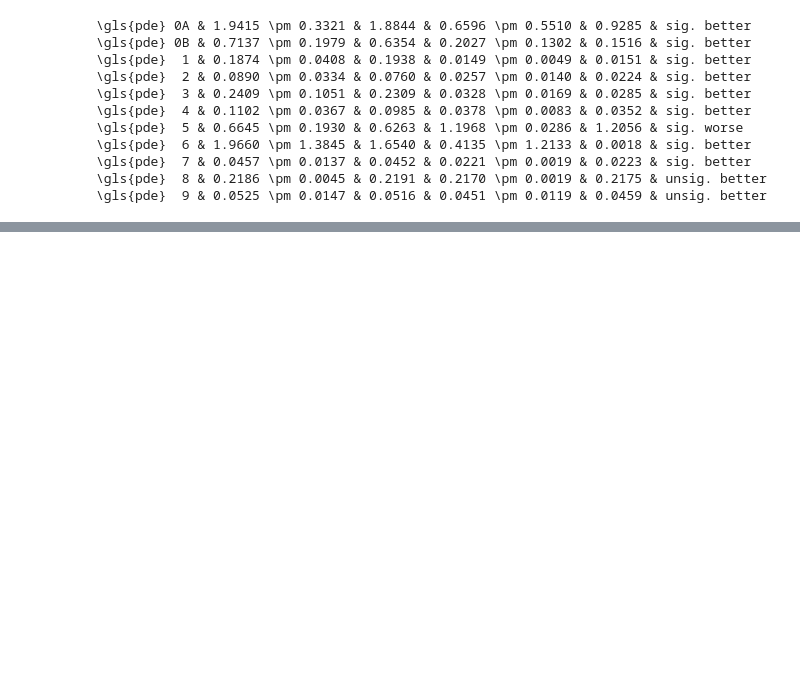
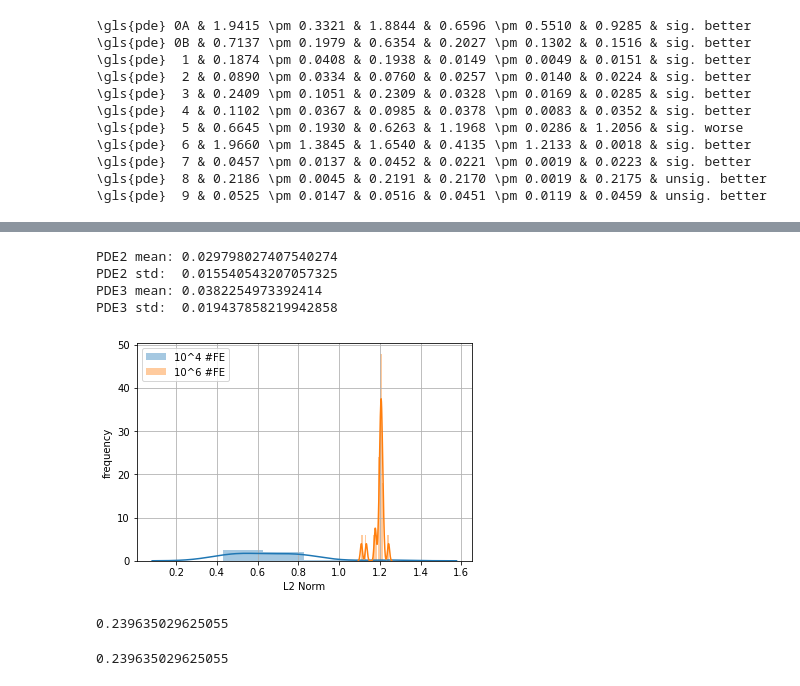
Before and after one commit to nicolai-schwartze/Masterthesis, a Jupyter notebook: code/experiments/experiment_0/ci_pde_0_evaluation.ipynb, the cells around one changed output, grey strips where cells are left out. Cells and saved outputs as stored; diff of their text form; code cells hidden in the pictures; blank space fills up the shorter version.

```diff
--- a/code/experiments/experiment_0/ci_pde_0_evaluation.ipynb
+++ b/code/experiments/experiment_0/ci_pde_0_evaluation.ipynb
@@ -318,0 +335,19 @@ print("\\gls{pde}  9 & " + "%.4f" % dist_pde_9  + " \pm " + "%.4f" % std_pde_9
+# %%
+rmse_pde_2 = []
+for i in range(20):
+    rmse_pde_2.append(pp.calcRMSE(cipde2_full[i]))
+
+print("PDE2 mean: " + str(np.mean(rmse_pde_2)))
+print("PDE2 std:  " + str(np.std (rmse_pde_2)))
+
+rmse_pde_3 = []
+for i in range(20):
+    rmse_pde_3.append(pp.calcRMSE(cipde3_full[i]))
+
+print("PDE3 mean: " + str(np.mean(rmse_pde_3)))
+print("PDE3 std:  " + str(np.std (rmse_pde_3)))
+# %% [output]
+PDE2 mean: 0.029798027407540274
+PDE2 std:  0.015540543207057325
+PDE3 mean: 0.0382254973392414
+PDE3 std:  0.019437858219942858
@@ -318,0 +356,20 @@ print("\\gls{pde}  9 & " + "%.4f" % dist_pde_9  + " \pm " + "%.4f" % std_pde_9
+# %%
+ax = sns.distplot(pde_5_data, label="10^4 #FE")
+ax = sns.distplot(pde_5_data_full, label="10^6 #FE")
+ax.set(xlabel='L2 Norm', ylabel='frequency')
+plt.legend()
+plt.grid()
+plt.savefig("pde5_4_6_histogram.pdf")
+plt.show()
+# %% [output]
+[figure, added]
+# %%
+for i in pde_4_data:
+    if i > 0.2:
+        print(i)
+# %% [output]
+0.239635029625055
+# %%
+0.239635029625055
+# %% [output]
+0.239635029625055
```
Also changed, not shown: parts of 3 cells of this notebook, 30 other files.
